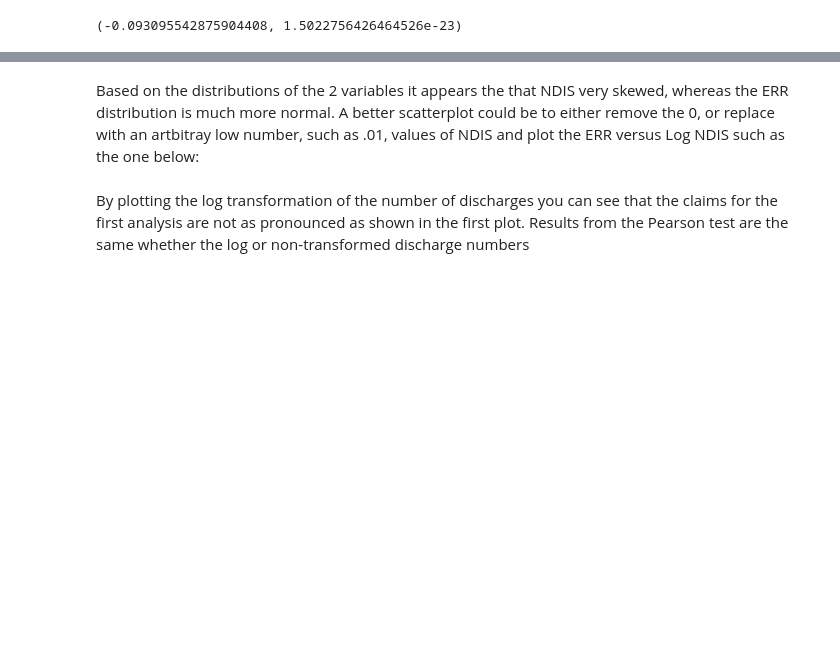
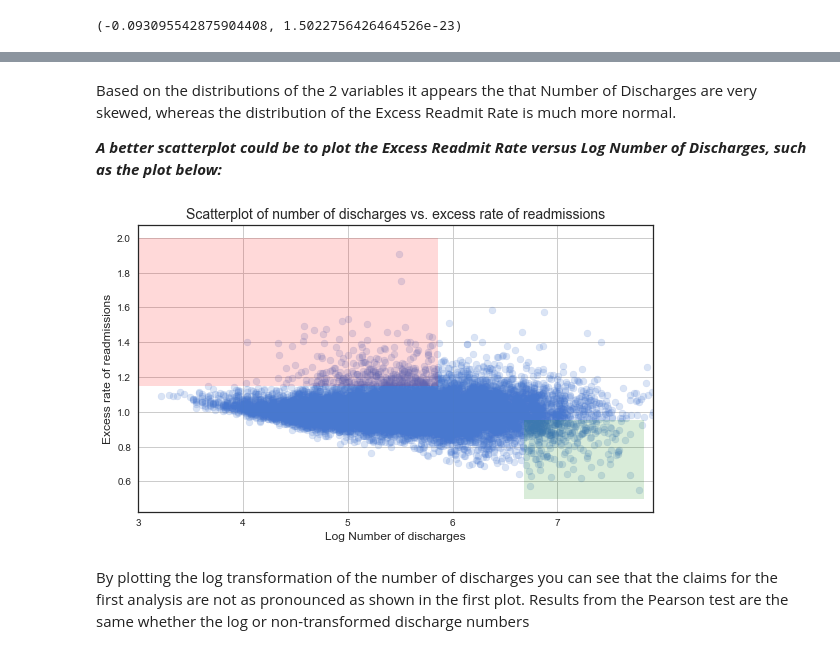
Before and after one commit to KKONZ/CDS, a Jupyter notebook: sliderule_dsi_inferential_statistics_exercise_3.ipynb, the cells around one changed output, grey strips where cells are left out. Drawn from its saved outputs; the diff is of its cells as text; code cells hidden in the pictures; blank space fills up the shorter version.

```diff
--- a/sliderule_dsi_inferential_statistics_exercise_3.ipynb
+++ b/sliderule_dsi_inferential_statistics_exercise_3.ipynb
@@ -165,26 +167,28 @@ plt.tight_layout()
 # %% [markdown]
-Based on the distributions of the 2 variables it appears the that NDIS very skewed, whereas the ERR distribution is much more normal.
-A better scatterplot could be to either remove the 0, or replace with an artbitray low number, such as .01, values of NDIS
-and plot the ERR versus Log NDIS such as the one below:
+Based on the distributions of the 2 variables it appears the that Number of Discharges are very skewed, whereas the distribution of the Excess Readmit Rate is much more normal.
+
+__*A better scatterplot could be to plot the Excess Readmit Rate versus Log Number of Discharges, such as the plot below:*__
 # %%
 # generate a scatterplot for number of discharges vs. excess rate of readmissions
 # lists work better with matplotlib scatterplot function
 x = [a for a in clean_hospital_read_df['Number of Discharges'][81:-3]]
 y = list(clean_hospital_read_df['Excess Readmission Ratio'][81:-3])
 
-x = np.log(x)
+lx = np.log(x)
 fig, ax = plt.subplots(figsize=(8,5))
-ax.scatter(x, y,alpha=0.2)
+ax.scatter(lx, y,alpha=0.2)
 
 ax.fill_between([3,np.log(350)], 1.15, 2, facecolor='red', alpha = .15, interpolate=True)
 ax.fill_between([np.log(800),np.log(2500)], .5, .95, facecolor='green', alpha = .15, interpolate=True)
 
-ax.set_xlim([3, max(x)])
+ax.set_xlim([3, max(lx)])
 ax.set_xlabel('Log Number of discharges', fontsize=12)
 ax.set_ylabel('Excess rate of readmissions', fontsize=12)
 ax.set_title('Scatterplot of number of discharges vs. excess rate of readmissions', fontsize=14)
 
 ax.grid(True)
 fig.tight_layout()
+# %% [output]
+[figure, added]
 # %% [markdown]
 By plotting the log transformation of the number of discharges you can see that the claims for the first analysis are not as pronounced as shown in the first plot. Results from the Pearson test are the same whether the log or non-transformed discharge numbers
```
Also changed, not shown: parts of 6 cells of this notebook.
